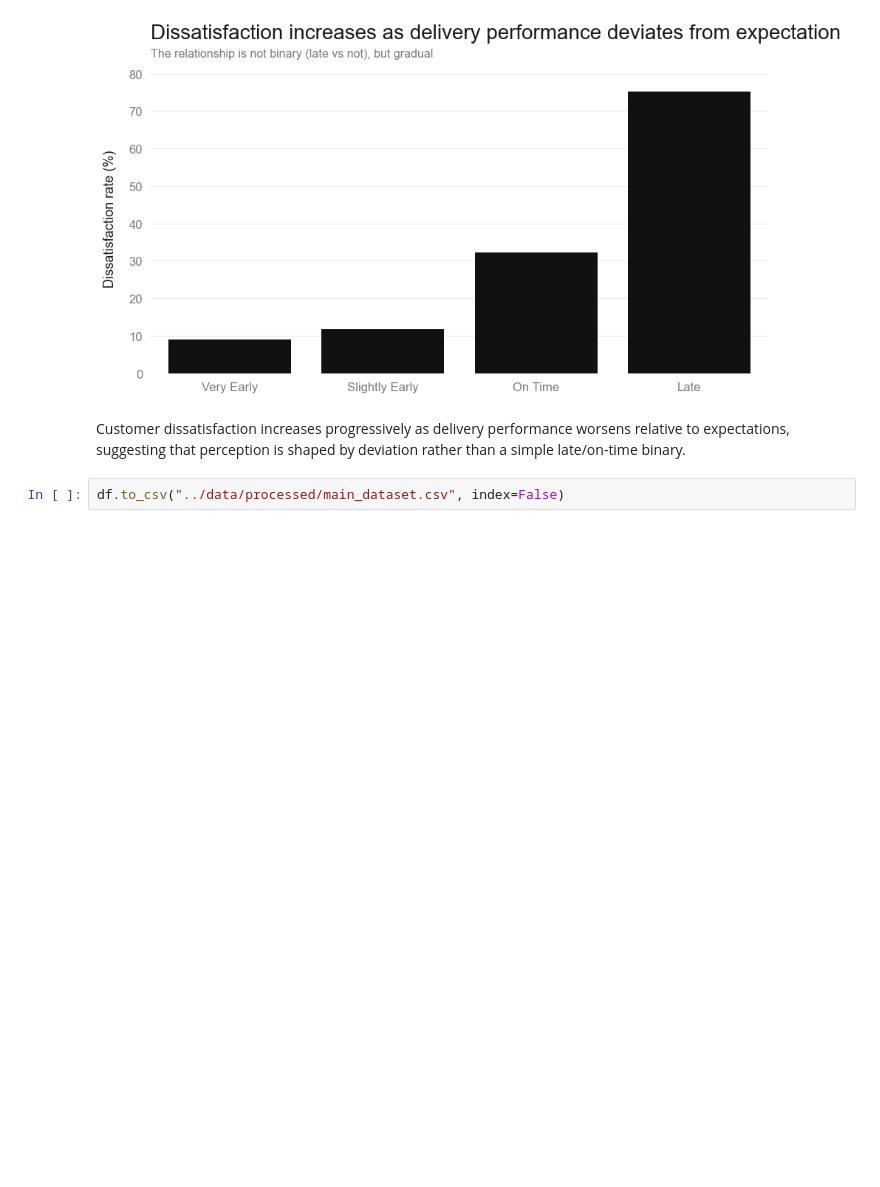
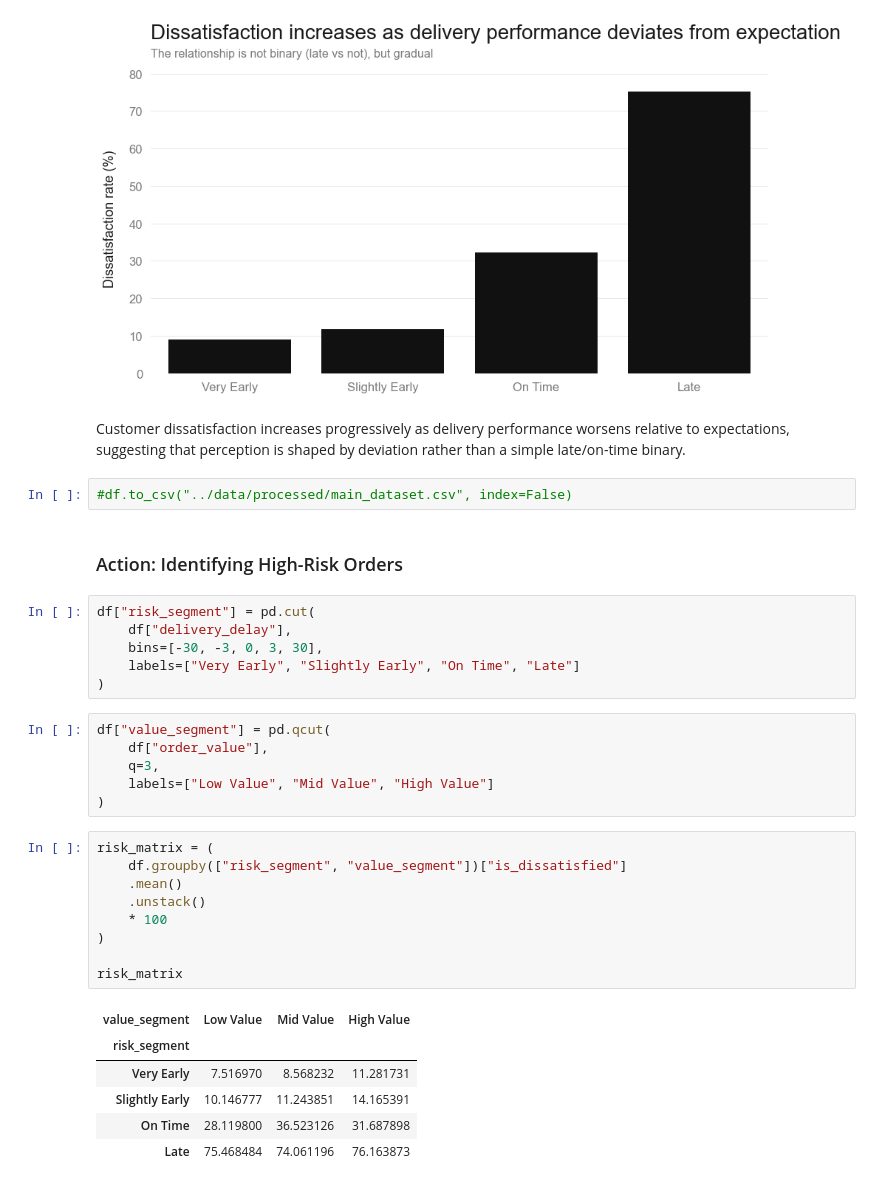
Before and after one commit to rachelv2/ecommerce-cx-dissatisfaction-prediction, a Jupyter notebook: notebooks/02_eda.ipynb, the cells around one changed output. Drawn from its saved outputs; the diff is of its cells as text; blank space fills up the shorter version.

```diff
--- a/notebooks/02_eda.ipynb
+++ b/notebooks/02_eda.ipynb
@@ -533,4 +544,34 @@ save_fig(fig, "09_dissatisfaction_delivery_performance.png")
 # %% [markdown]
 Customer dissatisfaction increases progressively as delivery performance worsens relative to expectations, suggesting that perception is shaped by deviation rather than a simple late/on-time binary.
 # %%
-df.to_csv("../data/processed/main_dataset.csv", index=False)
+#df.to_csv("../data/processed/main_dataset.csv", index=False)
+# %% [markdown]
+### Action: Identifying High-Risk Orders
+# %%
+df["risk_segment"] = pd.cut(
+    df["delivery_delay"],
+    bins=[-30, -3, 0, 3, 30],
+    labels=["Very Early", "Slightly Early", "On Time", "Late"]
+)
+# %%
+df["value_segment"] = pd.qcut(
+    df["order_value"],
+    q=3,
+    labels=["Low Value", "Mid Value", "High Value"]
+)
+# %%
+risk_matrix = (
+    df.groupby(["risk_segment", "value_segment"])["is_dissatisfied"]
+    .mean()
+    .unstack()
+    * 100
+)
+
+risk_matrix
+# %% [output]
+| value_segment | Low Value | Mid Value | High Value |
+| risk_segment |  |  |  |
+| Very Early | 7.516970 | 8.568232 | 11.281731 |
+| Slightly Early | 10.146777 | 11.243851 | 14.165391 |
+| On Time | 28.119800 | 36.523126 | 31.687898 |
+| Late | 75.468484 | 74.061196 | 76.163873 |
```
Also changed, not shown: parts of 7 cells of this notebook, 10 other files.
